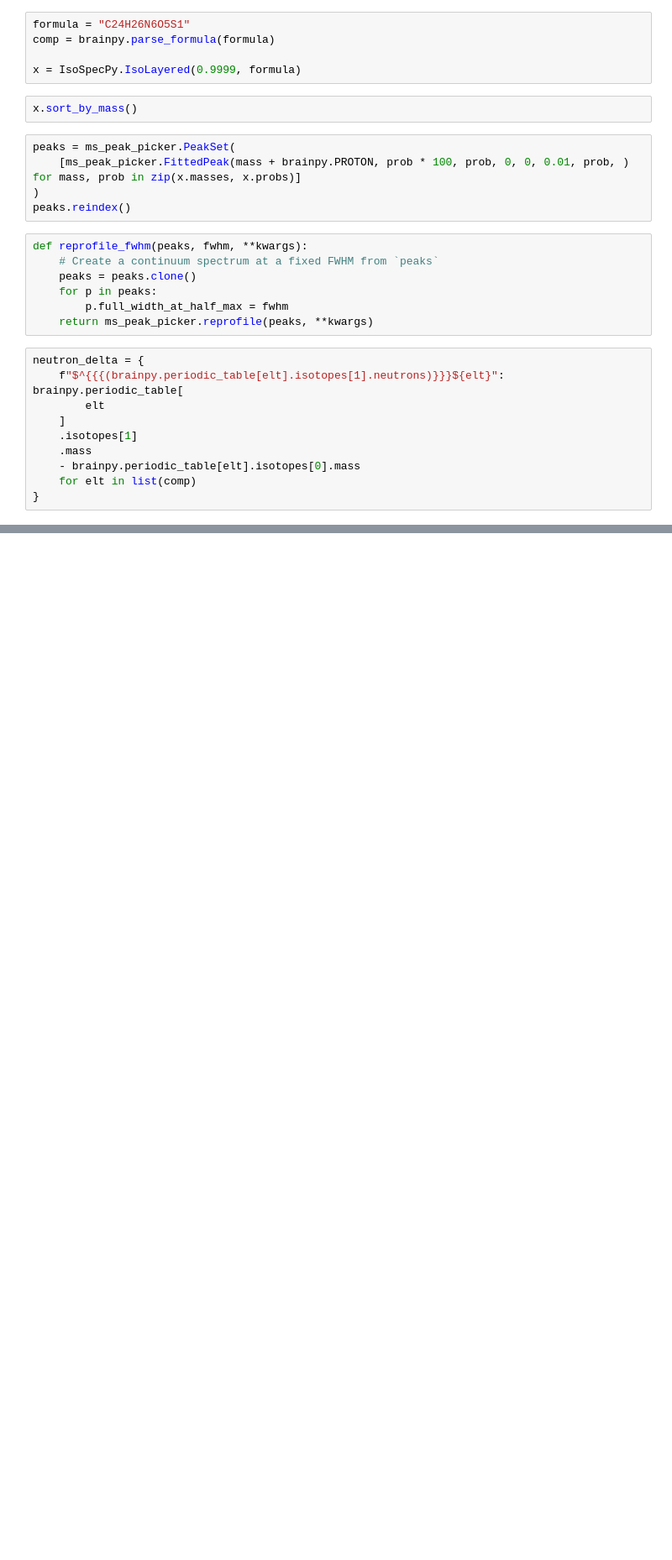
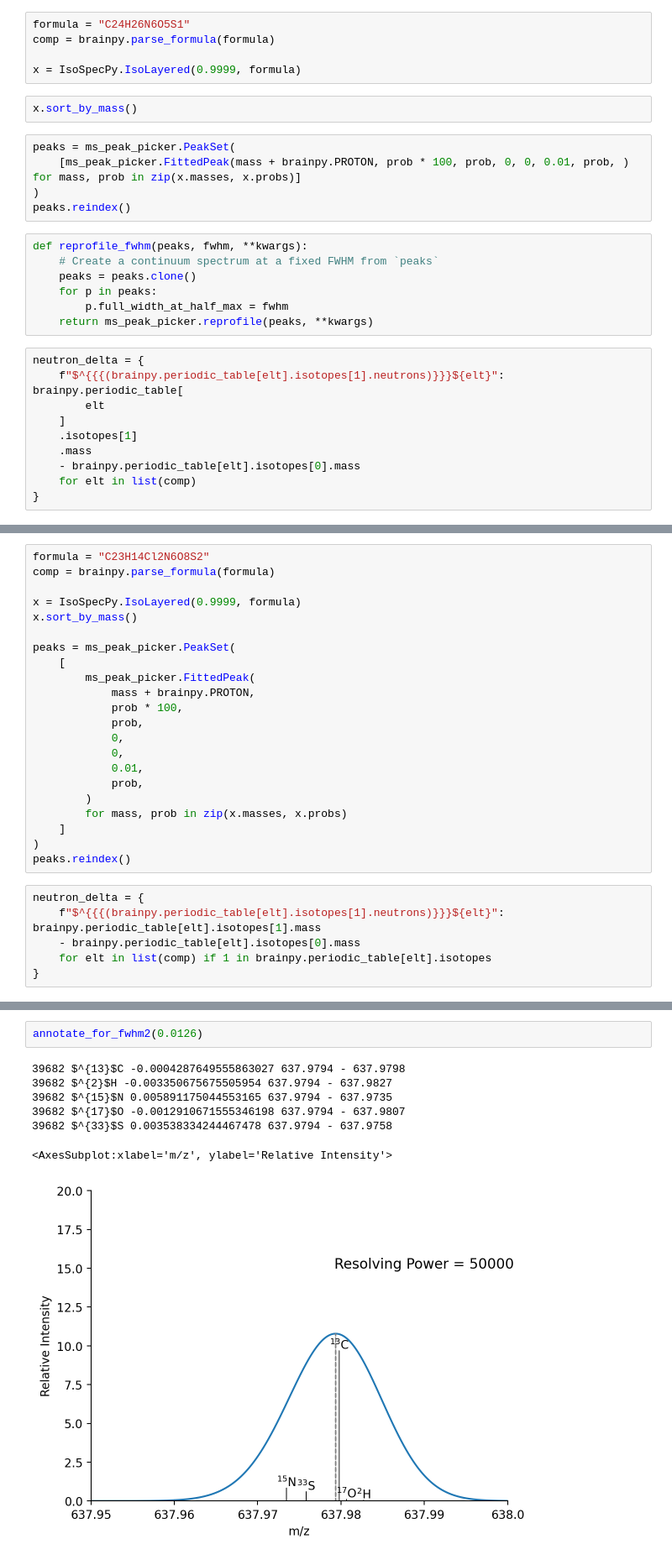
Before and after one commit to HUPO-PSI/mzPAF, a Jupyter notebook: implementations/python/isotopic_fine_structure_graphic.ipynb, the cells around one changed output, grey strips where cells are left out. Shown at 84% size. Drawn from its saved outputs; the diff is of its cells as text; blank space fills up the shorter version.

```diff
--- a/implementations/python/isotopic_fine_structure_graphic.ipynb
+++ b/implementations/python/isotopic_fine_structure_graphic.ipynb
@@ -142,0 +312,28 @@ for f in root_ax.get_yticklabels():
+# %%
+formula = "C23H14Cl2N6O8S2"
+comp = brainpy.parse_formula(formula)
+
+x = IsoSpecPy.IsoLayered(0.9999, formula)
+x.sort_by_mass()
+
+peaks = ms_peak_picker.PeakSet(
+    [
+        ms_peak_picker.FittedPeak(
+            mass + brainpy.PROTON,
+            prob * 100,
+            prob,
+            0,
+            0,
+            0.01,
+            prob,
+        )
+        for mass, prob in zip(x.masses, x.probs)
+    ]
+)
+peaks.reindex()
+# %%
+neutron_delta = {
+    f"$^{{{(brainpy.periodic_table[elt].isotopes[1].neutrons)}}}${elt}": brainpy.periodic_table[elt].isotopes[1].mass
+    - brainpy.periodic_table[elt].isotopes[0].mass
+    for elt in list(comp) if 1 in brainpy.periodic_table[elt].isotopes
+}
@@ -142,0 +399,10 @@ for f in root_ax.get_yticklabels():
+# %%
+annotate_for_fwhm2(0.0126)
+# %% [output]
+39682 $^{13}$C -0.0004287649555863027 637.9794 - 637.9798
+39682 $^{2}$H -0.003350675675505954 637.9794 - 637.9827
+39682 $^{15}$N 0.005891175044553165 637.9794 - 637.9735
+39682 $^{17}$O -0.0012910671555346198 637.9794 - 637.9807
+39682 $^{33}$S 0.003538334244467478 637.9794 - 637.9758
+<AxesSubplot:xlabel='m/z', ylabel='Relative Intensity'>
+[figure, added]
```
Also changed, not shown: parts of 12 cells of this notebook.
